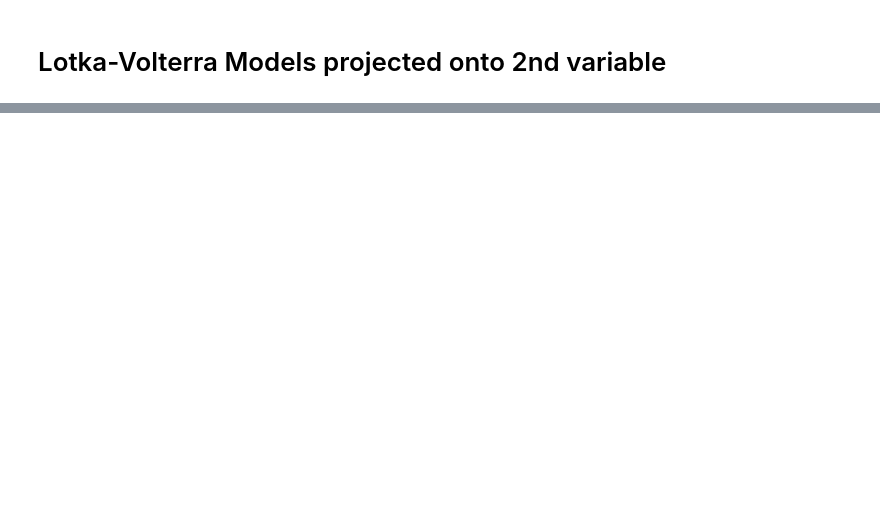
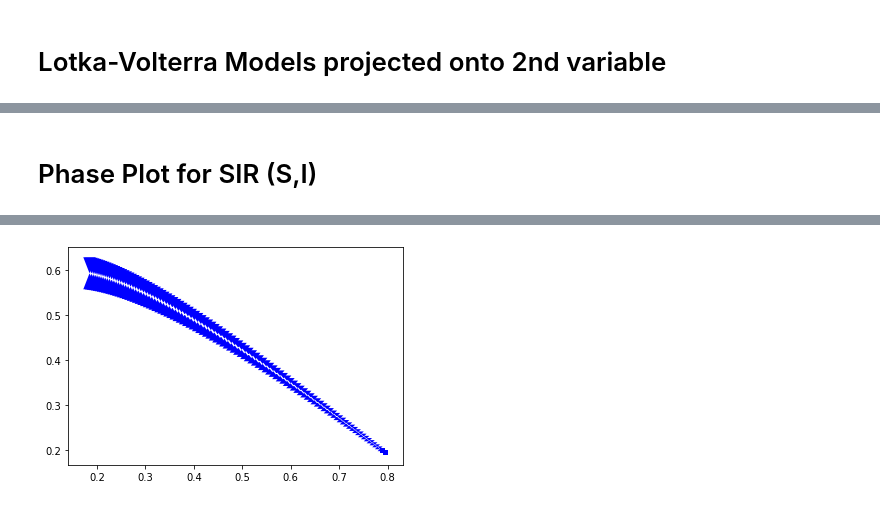
Before and after one commit to Tarheel-Formal-Methods/kaa, a Jupyter notebook: kaa-intro.ipynb, the cells around one changed output, grey strips where cells are left out. Saved outputs shown, nothing was run; the diff lists cells and outputs as text; code cells hidden in the pictures; blank space fills up the shorter version.

```diff
--- a/kaa-intro.ipynb
+++ b/kaa-intro.ipynb
@@ -155,0 +207,9 @@ Computed Step 149 -- Time Elapsed: 0.08002781867980957 sec
+# %% [markdown]
+# Phase Plot for SIR (S,I)
+# %%
+    sir_mod = sir.SIR()
+    sir_reach = ReachSet(sir_mod)
+
+    flowpipe = sir_reach.computeReachSet(100)
+    FlowPipePlotter(flowpipe).plot2DPhase(0,1)
+# %% [output]
@@ -155,0 +233 @@ Computed Step 149 -- Time Elapsed: 0.08002781867980957 sec
+[figure, added]
```
Also changed, not shown: parts of 9 cells of this notebook, 4 other files.
